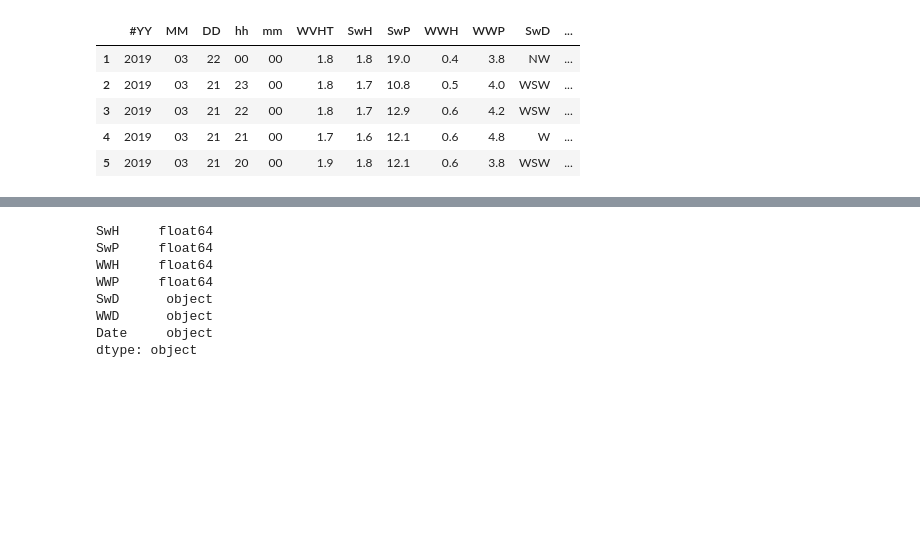
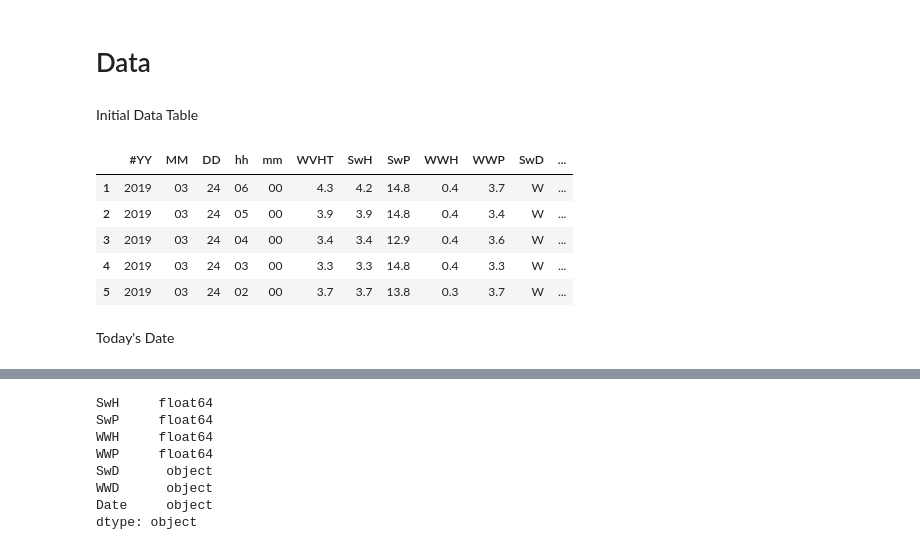
Before and after one commit to Ngann/Surf_Report_Python, a Jupyter notebook: NDBC.ipynb, the cells around one changed output, grey strips where cells are left out. Saved outputs shown, nothing was run; the diff lists cells and outputs as text; code cells hidden in the pictures; blank space fills up the shorter version.

```diff
--- a/NDBC.ipynb
+++ b/NDBC.ipynb
@@ -8,15 +19,19 @@ import datetime
+# %% [markdown]
+# Data
 # %%
 data = 'https://www.ndbc.noaa.gov/data/realtime2/46029.spec'
-article_read = pd.read_csv(data, sep='\s+', delimiter=' ', encoding="utf-8", skipinitialspace=True)
+surf_table = pd.read_csv(data, sep='\s+', delimiter=' ', encoding="utf-8", skipinitialspace=True)
 # %%
-article_read = article_read.drop(0)
+surf_table =surf_table.drop(0)
+# %% [markdown]
+Initial Data Table
 # %%
-article_read.head()
+surf_table.head()
 # %% [output]
 |  | #YY | MM | DD | hh | mm | WVHT | SwH | SwP | WWH | WWP | SwD | ... |
-| 1 | 2019 | 03 | 22 | 00 | 00 | 1.8 | 1.8 | 19.0 | 0.4 | 3.8 | NW | ... |
-| 2 | 2019 | 03 | 21 | 23 | 00 | 1.8 | 1.7 | 10.8 | 0.5 | 4.0 | WSW | ... |
-| 3 | 2019 | 03 | 21 | 22 | 00 | 1.8 | 1.7 | 12.9 | 0.6 | 4.2 | WSW | ... |
-| 4 | 2019 | 03 | 21 | 21 | 00 | 1.7 | 1.6 | 12.1 | 0.6 | 4.8 | W | ... |
-| 5 | 2019 | 03 | 21 | 20 | 00 | 1.9 | 1.8 | 12.1 | 0.6 | 3.8 | WSW | ... |
+| 1 | 2019 | 03 | 24 | 06 | 00 | 4.3 | 4.2 | 14.8 | 0.4 | 3.7 | W | ... |
+| 2 | 2019 | 03 | 24 | 05 | 00 | 3.9 | 3.9 | 14.8 | 0.4 | 3.4 | W | ... |
+| 3 | 2019 | 03 | 24 | 04 | 00 | 3.4 | 3.4 | 12.9 | 0.4 | 3.6 | W | ... |
+| 4 | 2019 | 03 | 24 | 03 | 00 | 3.3 | 3.3 | 14.8 | 0.4 | 3.3 | W | ... |
+| 5 | 2019 | 03 | 24 | 02 | 00 | 3.7 | 3.7 | 13.8 | 0.3 | 3.7 | W | ... |
 # %%
@@ -24,5 +39,7 @@ short_table = article_read.drop(article_read.iloc[:,3:6,], axis=1)
 # %%
 short_table = short_table.drop(['STEEPNESS', 'APD', 'MWD'], axis=1)
+# %% [markdown]
+Today's Date
 # %%
 d = datetime.date.today().strftime('%Y-%m-%d')
 d
```
Also changed, not shown: parts of 39 cells of this notebook.
